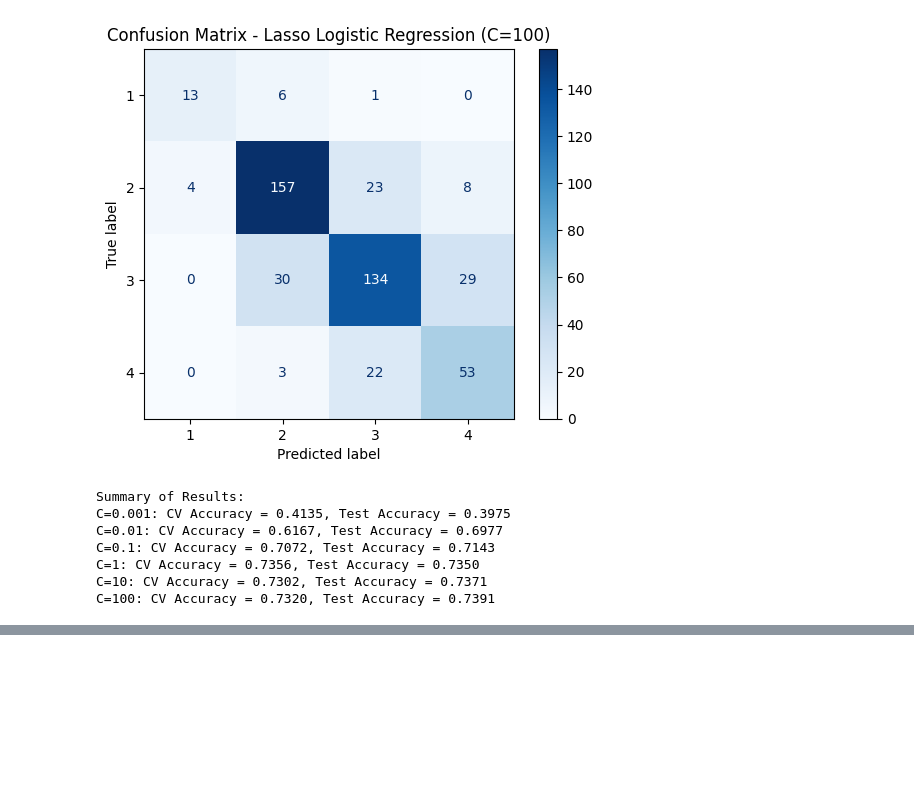
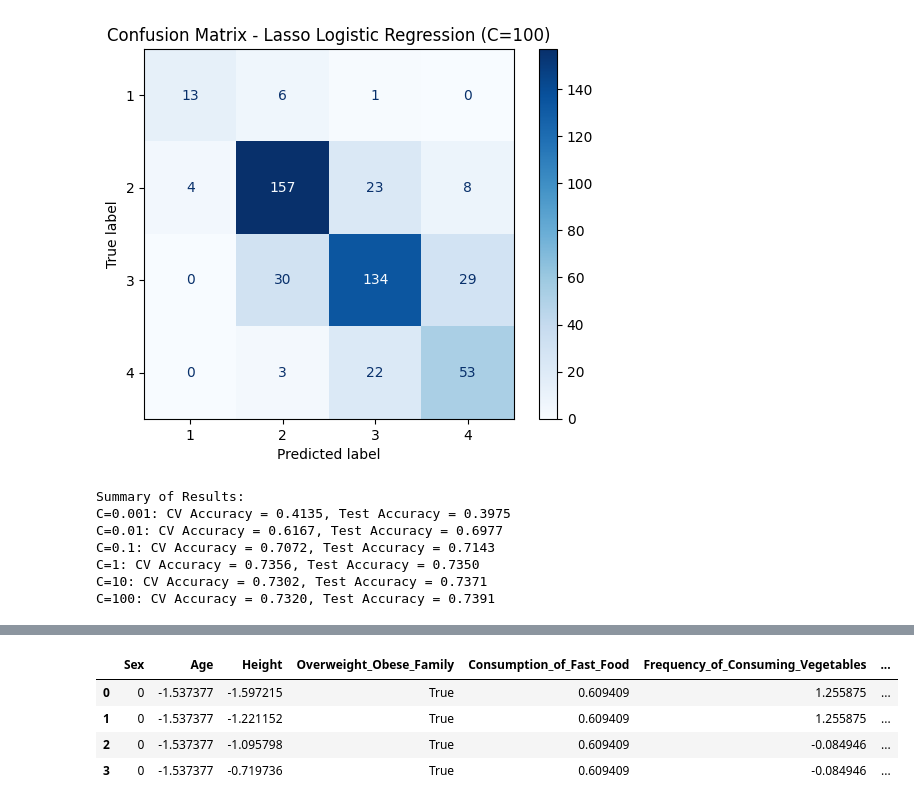
Before and after one commit to amyyeeunchu/ObesityRegression, a Jupyter notebook: Lasso_Regression.ipynb, the cells around one changed output, grey strips where cells are left out. Drawn from its saved outputs; the diff is of its cells as text; code cells hidden in the pictures; blank space fills up the shorter version.

```diff
--- a/Lasso_Regression.ipynb
+++ b/Lasso_Regression.ipynb
@@ -108,0 +216,8 @@ C=100: CV Accuracy = 0.7320, Test Accuracy = 0.7391
+# %%
+df.head(4)
+# %% [output]
+|  | Sex | Age | Height | Overweight_Obese_Family | Consumption_of_Fast_Food | Frequency_of_Consuming_Vegetables | ... |
+| 0 | 0 | -1.537377 | -1.597215 | True | 0.609409 | 1.255875 | ... |
+| 1 | 0 | -1.537377 | -1.221152 | True | 0.609409 | 1.255875 | ... |
+| 2 | 0 | -1.537377 | -1.095798 | True | 0.609409 | -0.084946 | ... |
+| 3 | 0 | -1.537377 | -0.719736 | True | 0.609409 | -0.084946 | ... |
```
Also changed, not shown: parts of 1 cell of this notebook.
